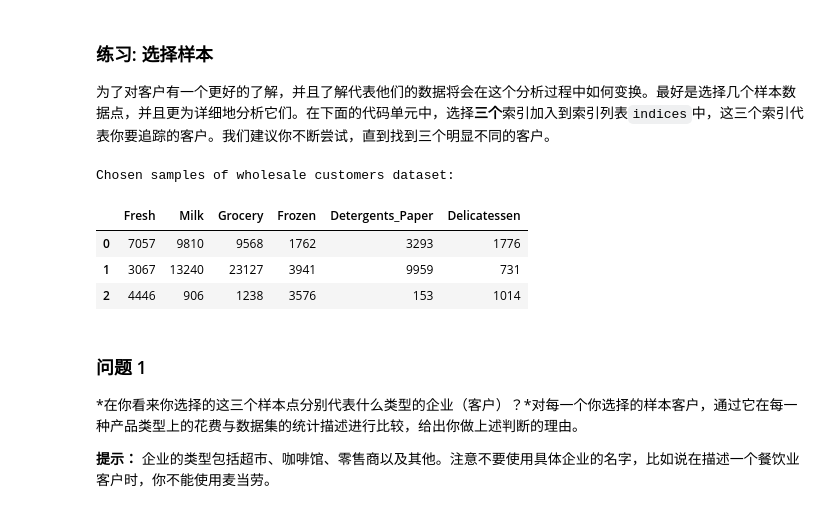
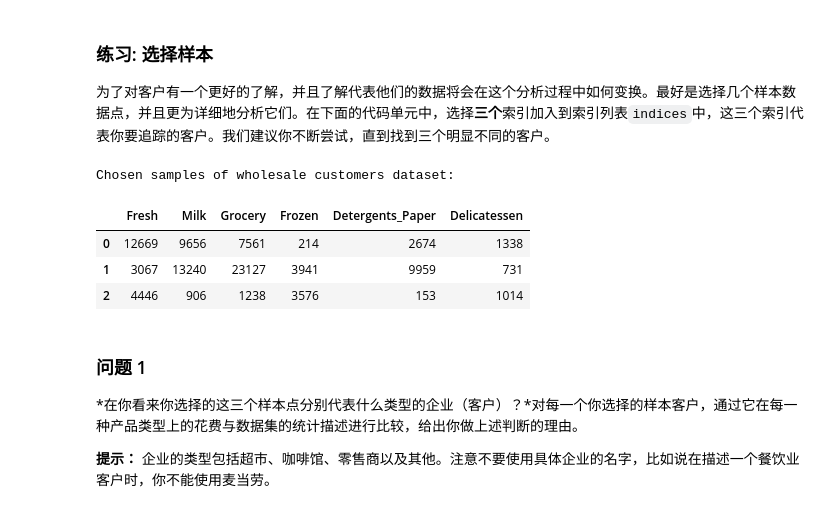
Before and after one commit to laughingyang/customer_segments, a Jupyter notebook: customer_segments.ipynb, the cells around one changed output. Drawn from its saved outputs; the diff is of its cells as text; code cells hidden in the pictures.

```diff
--- a/customer_segments.ipynb
+++ b/customer_segments.ipynb
@@ -58,16 +58,16 @@ display(data.describe())
 为了对客户有一个更好的了解，并且了解代表他们的数据将会在这个分析过程中如何变换。最好是选择几个样本数据点，并且更为详细地分析它们。在下面的代码单元中，选择**三个**索引加入到索引列表`indices`中，这三个索引代表你要追踪的客户。我们建议你不断尝试，直到找到三个明显不同的客户。
 # %%
 # TODO：从数据集中选择三个你希望抽样的数据点的索引
-indices = [1,200,400]
+indices = [0,200,400]
 
 # 为选择的样本建立一个DataFrame
 samples = pd.DataFrame(data.loc[indices], columns = data.keys()).reset_index(drop = True)
 print "Chosen samples of wholesale customers dataset:"
 display(samples)
 # %% [output]
 Chosen samples of wholesale customers dataset:
 |  | Fresh | Milk | Grocery | Frozen | Detergents_Paper | Delicatessen |
-| 0 | 7057 | 9810 | 9568 | 1762 | 3293 | 1776 |
+| 0 | 12669 | 9656 | 7561 | 214 | 2674 | 1338 |
 | 1 | 3067 | 13240 | 23127 | 3941 | 9959 | 731 |
 | 2 | 4446 | 906 | 1238 | 3576 | 153 | 1014 |
 # %% [markdown]
```
Also changed, not shown: parts of 23 cells of this notebook, 1 other file.
